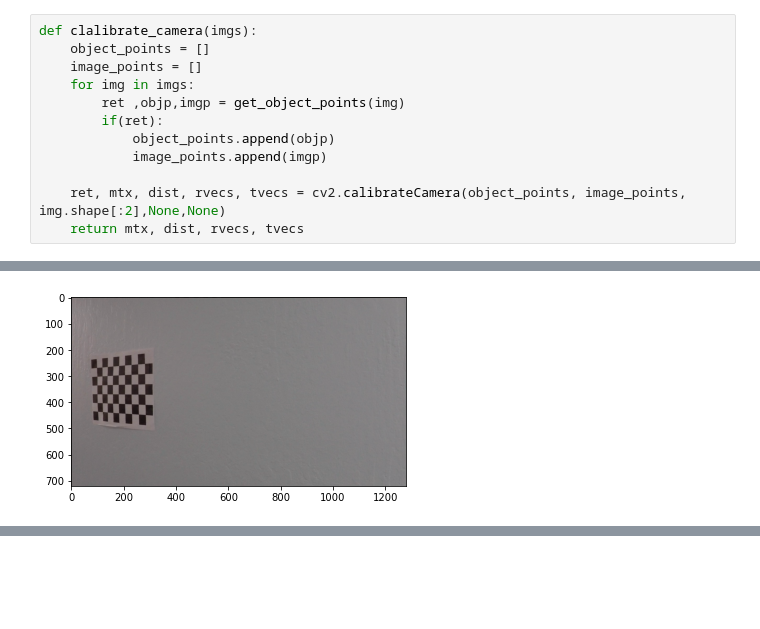
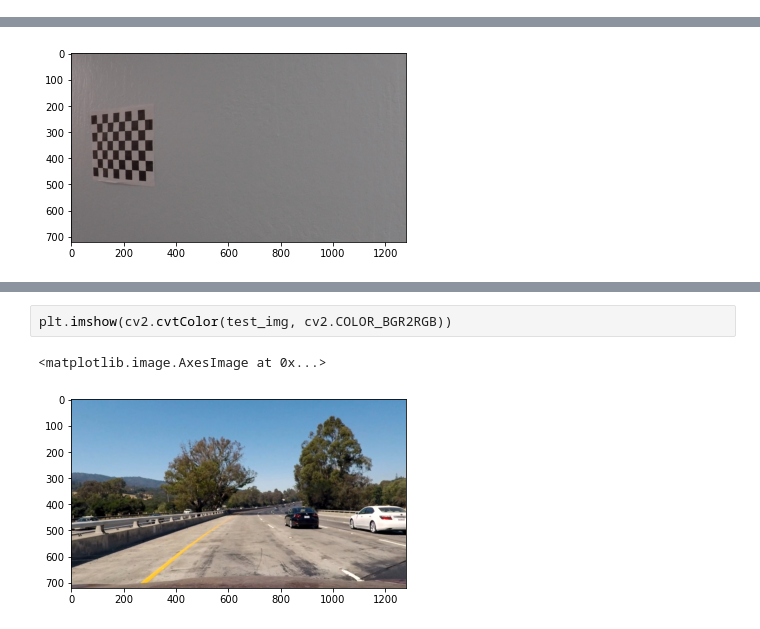
Before and after one commit to acidhills/udacity_advanced_lane_finding, a Jupyter notebook: project.ipynb, the cells around one changed output, grey strips where cells are left out. Cells and saved outputs as stored; diff of their text form; blank space fills up the shorter version.

```diff
--- a/project.ipynb
+++ b/project.ipynb
@@ -38,12 +13,0 @@ def get_object_points(img):
-# %%
-def clalibrate_camera(imgs):
-    object_points = []
-    image_points = []
-    for img in imgs:
-        ret ,objp,imgp = get_object_points(img)
-        if(ret):
-            object_points.append(objp)
-            image_points.append(imgp)
-
-    ret, mtx, dist, rvecs, tvecs = cv2.calibrateCamera(object_points, image_points, img.shape[:2],None,None)
-    return mtx, dist, rvecs, tvecs
@@ -62,0 +46,5 @@ plt.imshow(cv2.imread('camera_cal/' + os.listdir('camera_cal/')[2]))
+# %%
+plt.imshow(cv2.cvtColor(test_img, cv2.COLOR_BGR2RGB))
+# %% [output]
+<matplotlib.image.AxesImage at 0x...>
+[figure, added]
```
Also changed, not shown: parts of 7 cells of this notebook, 2 other files.
